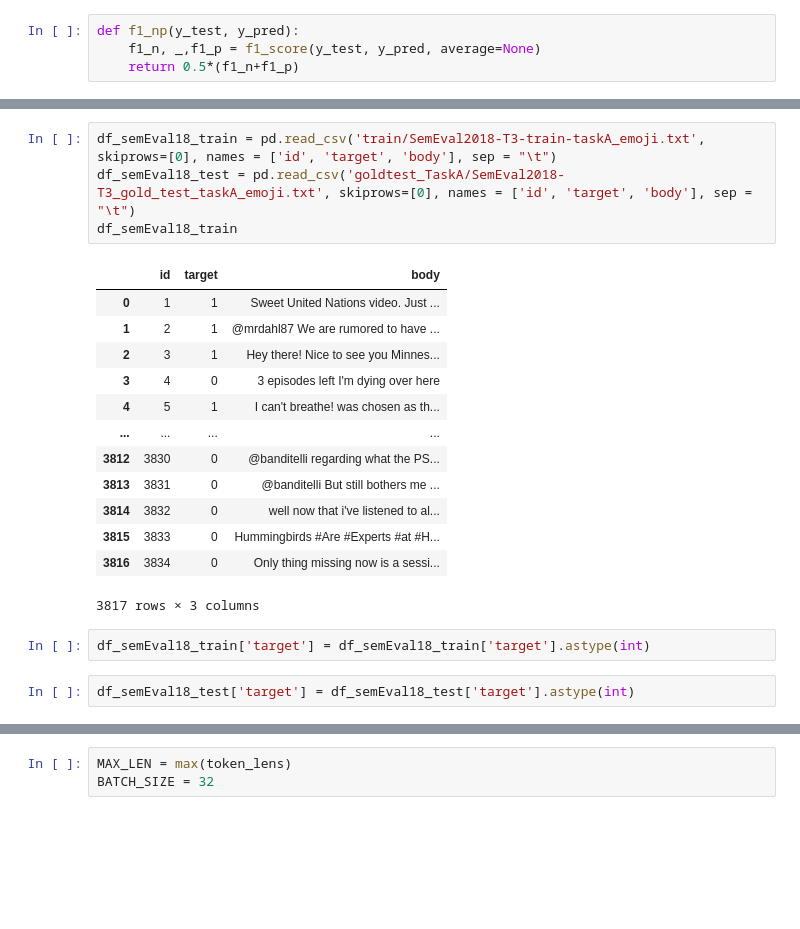
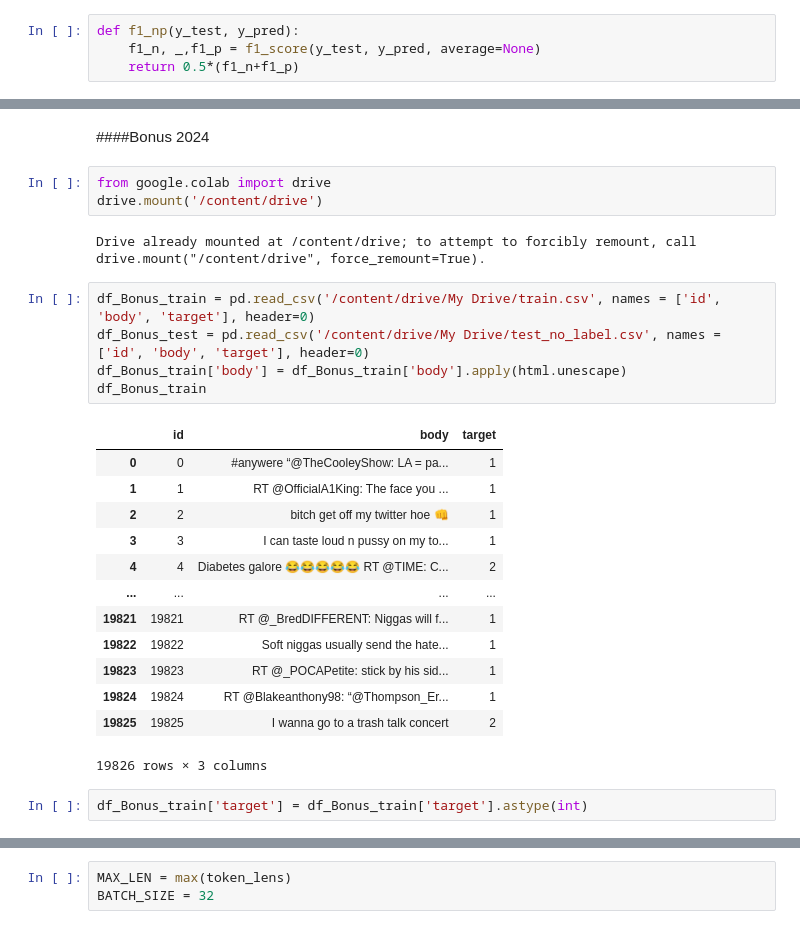
Before and after one commit to ThanosDrossos/Anwendungen_KI, a Jupyter notebook: BERTweet.ipynb, the cells around one changed output, grey strips where cells are left out. Cells and saved outputs as stored; diff of their text form; blank space fills up the shorter version.

```diff
--- a/BERTweet.ipynb
+++ b/BERTweet.ipynb
@@ -255,24 +263,32 @@ def f1_np(y_test, y_pred):
-# %%
-df_semEval18_train = pd.read_csv('train/SemEval2018-T3-train-taskA_emoji.txt', skiprows=[0], names = ['id', 'target', 'body'], sep = "\t")
-df_semEval18_test = pd.read_csv('goldtest_TaskA/SemEval2018-T3_gold_test_taskA_emoji.txt', skiprows=[0], names = ['id', 'target', 'body'], sep = "\t")
-df_semEval18_train
-# %% [output]
-|  | id | target | body |
-| 0 | 1 | 1 | Sweet United Nations video. Just ... |
-| 1 | 2 | 1 | @mrdahl87 We are rumored to have ... |
-| 2 | 3 | 1 | Hey there! Nice to see you Minnes... |
-| 3 | 4 | 0 | 3 episodes left I'm dying over here |
-| 4 | 5 | 1 | I can't breathe! was chosen as th... |
-| ... | ... | ... | ... |
-| 3812 | 3830 | 0 | @banditelli regarding what the PS... |
-| 3813 | 3831 | 0 | @banditelli But still bothers me ... |
-| 3814 | 3832 | 0 | well now that i've listened to al... |
-| 3815 | 3833 | 0 | Hummingbirds #Are #Experts #at #H... |
-| 3816 | 3834 | 0 | Only thing missing now is a sessi... |
-3817 rows × 3 columns
+# %% [markdown]
+
+
+####Bonus 2024
+# %%
+from google.colab import drive
+drive.mount('/content/drive')
+# %% [output]
+Drive already mounted at /content/drive; to attempt to forcibly remount, call drive.mount("/content/drive", force_remount=True).
+# %%
+df_Bonus_train = pd.read_csv('/content/drive/My Drive/train.csv', names = ['id', 'body', 'target'], header=0)
+df_Bonus_test = pd.read_csv('/content/drive/My Drive/test_no_label.csv', names = ['id', 'body', 'target'], header=0)
+df_Bonus_train['body'] = df_Bonus_train['body'].apply(html.unescape)
+df_Bonus_train
+# %% [output]
+|  | id | body | target |
+| 0 | 0 | #anywere “@TheCooleyShow: LA = pa... | 1 |
+| 1 | 1 | RT @OfficialA1King: The face you ... | 1 |
+| 2 | 2 | bitch get off my twitter hoe 👊 | 1 |
+| 3 | 3 | I can taste loud n pussy on my to... | 1 |
+| 4 | 4 | Diabetes galore 😂😂😂😂😂 RT @TIME: C... | 2 |
+| ... | ... | ... | ... |
+| 19821 | 19821 | RT @_BredDIFFERENT: Niggas will f... | 1 |
+| 19822 | 19822 | Soft niggas usually send the hate... | 1 |
+| 19823 | 19823 | RT @_POCAPetite: stick by his sid... | 1 |
+| 19824 | 19824 | RT @Blakeanthony98: “@Thompson_Er... | 1 |
+| 19825 | 19825 | I wanna go to a trash talk concert | 2 |
+19826 rows × 3 columns
 # %%
-df_semEval18_train['target'] = df_semEval18_train['target'].astype(int)
+df_Bonus_train['target'] = df_Bonus_train['target'].astype(int)
-# %%
-df_semEval18_test['target'] = df_semEval18_test['target'].astype(int)
 # %%
 token_lens = []
```
Also changed, not shown: parts of 198 cells of this notebook.
